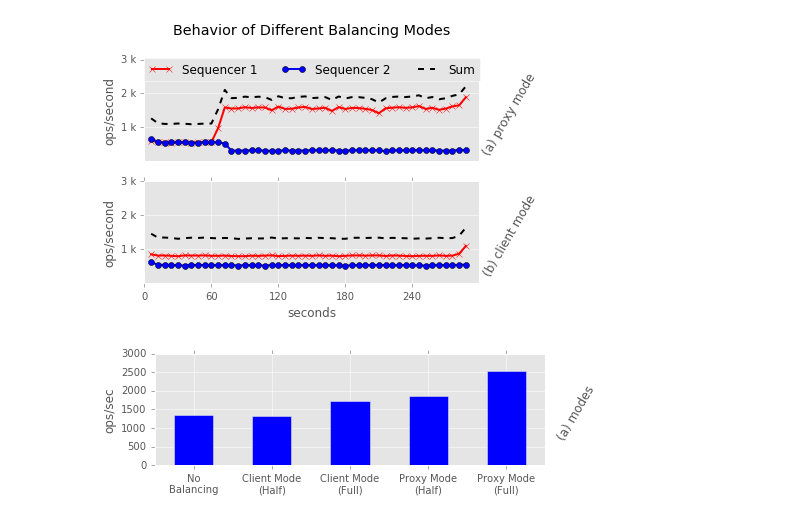
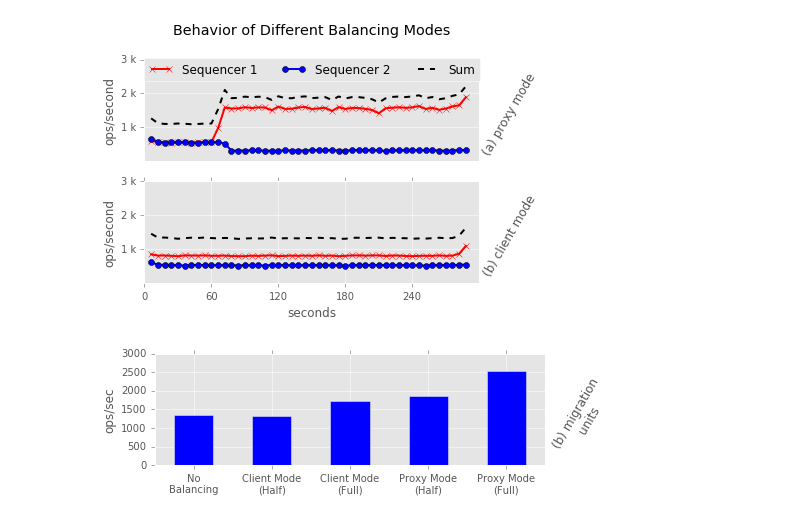
Before and after one commit to michaelsevilla/malacology-popper, a Jupyter notebook: experiments/mds-zlog-seq-migrate-redux-waves/results-paper/visualize.ipynb, the cells around one changed output. Drawn from its saved outputs; the diff is of its cells as text; code cells hidden in the pictures.

```diff
--- a/experiments/mds-zlog-seq-migrate-redux-waves/results-paper/visualize.ipynb
+++ b/experiments/mds-zlog-seq-migrate-redux-waves/results-paper/visualize.ipynb
@@ -78,32 +78,32 @@ name = "Client Mode\n(Half)"
 s = sum_throughput(glob.glob("wave2-*throughput.csv"))
 s.columns = ['seconds', name]
 df = pd.concat([df, s[name]], axis=1)
 
 name = "Client Mode\n(Full)"
 s = sum_throughput(glob.glob("proxy2wave-all-*throughput.csv"))
 s.columns = ['seconds', name]
 df = pd.concat([df, s[name]], axis=1)
 
 name = "Proxy Mode\n(Half)"
 s = sum_throughput(glob.glob("wave1-*throughput.csv"))
 s.columns = ['seconds', name]
 df = pd.concat([df, s[name]], axis=1)
 
 name = "Proxy Mode\n(Full)"
 s = sum_throughput(glob.glob("proxy-all-*throughput.csv"))
 s.columns = ['seconds', name]
 df = pd.concat([df, s[name]], axis=1)
 
 # Trim off the unstable throughputs
 df = df.drop(df.index[range(0, 18)])
 df = df.drop(df.index[range(len(df)-5, len(df))])
 ax = df.mean().plot.bar(figsize=(7,2))
 #ax.set_title("Performance of Different Balancing Modes", y=1.1)
 ax.set_ylabel("ops/sec")
 plt.xticks(rotation='horizontal')
 ax2 = ax.twinx()
 ax2.set_yticks([])
-ax2.set_ylabel("(a) modes", fontsize=12, rotation=60, labelpad=25)
+ax2.set_ylabel("(b) migration\nunits", fontsize=12, rotation=60, labelpad=25)
 plt.savefig('mantle-mode-performance.png', dpi=300, bbox_inches='tight')
 # %% [output]
-[figure, old version]
+[figure, new version]
```
Also changed, not shown: 8 other files.
